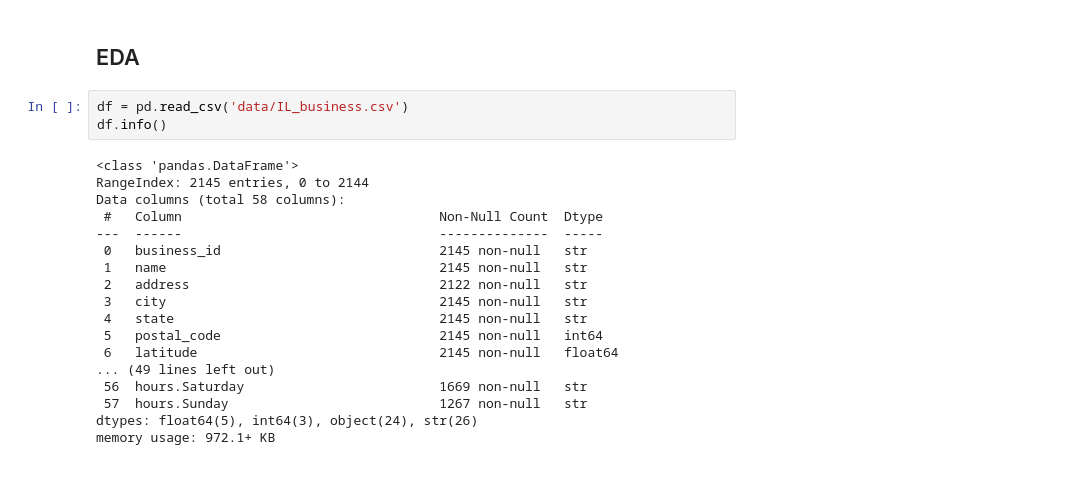
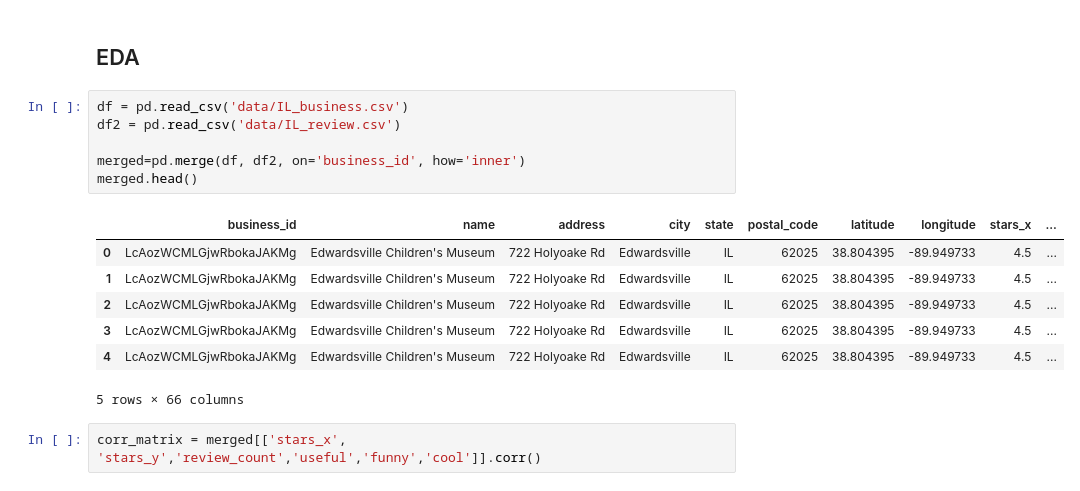
Before and after one commit to AndyZheng0/bus-analytics, a Jupyter notebook: project_2_analysis.ipynb, the cells around one changed output. Cells and saved outputs as stored; diff of their text form.

```diff
--- a/project_2_analysis.ipynb
+++ b/project_2_analysis.ipynb
@@ -15,22 +15,17 @@ from sklearn.cluster import AgglomerativeClustering, KMeans
 ## EDA
 # %%
 df = pd.read_csv('data/IL_business.csv')
-df.info()
+df2 = pd.read_csv('data/IL_review.csv')
+
+merged=pd.merge(df, df2, on='business_id', how='inner')
+merged.head()
 # %% [output]
+|  | business_id | name | address | city | state | postal_code | latitude | longitude | stars_x | ... |
+| 0 | LcAozWCMLGjwRbokaJAKMg | Edwardsville Children's Museum | 722 Holyoake Rd | Edwardsville | IL | 62025 | 38.804395 | -89.949733 | 4.5 | ... |
+| 1 | LcAozWCMLGjwRbokaJAKMg | Edwardsville Children's Museum | 722 Holyoake Rd | Edwardsville | IL | 62025 | 38.804395 | -89.949733 | 4.5 | ... |
+| 2 | LcAozWCMLGjwRbokaJAKMg | Edwardsville Children's Museum | 722 Holyoake Rd | Edwardsville | IL | 62025 | 38.804395 | -89.949733 | 4.5 | ... |
+| 3 | LcAozWCMLGjwRbokaJAKMg | Edwardsville Children's Museum | 722 Holyoake Rd | Edwardsville | IL | 62025 | 38.804395 | -89.949733 | 4.5 | ... |
+| 4 | LcAozWCMLGjwRbokaJAKMg | Edwardsville Children's Museum | 722 Holyoake Rd | Edwardsville | IL | 62025 | 38.804395 | -89.949733 | 4.5 | ... |
-<class 'pandas.DataFrame'>
-RangeIndex: 2145 entries, 0 to 2144
-Data columns (total 58 columns):
- #   Column                                 Non-Null Count  Dtype
----  ------                                 --------------  -----
- 0   business_id                            2145 non-null   str
- 1   name                                   2145 non-null   str
- 2   address                                2122 non-null   str
- 3   city                                   2145 non-null   str
- 4   state                                  2145 non-null   str
- 5   postal_code                            2145 non-null   int64
- 6   latitude                               2145 non-null   float64
-... (49 lines left out)
- 56  hours.Saturday                         1669 non-null   str
- 57  hours.Sunday                           1267 non-null   str
-dtypes: float64(5), int64(3), object(24), str(26)
-memory usage: 972.1+ KB
+5 rows × 66 columns
+# %%
+corr_matrix = merged[['stars_x', 'stars_y','review_count','useful','funny','cool']].corr()
```
Also changed, not shown: parts of 1 cell of this notebook.
